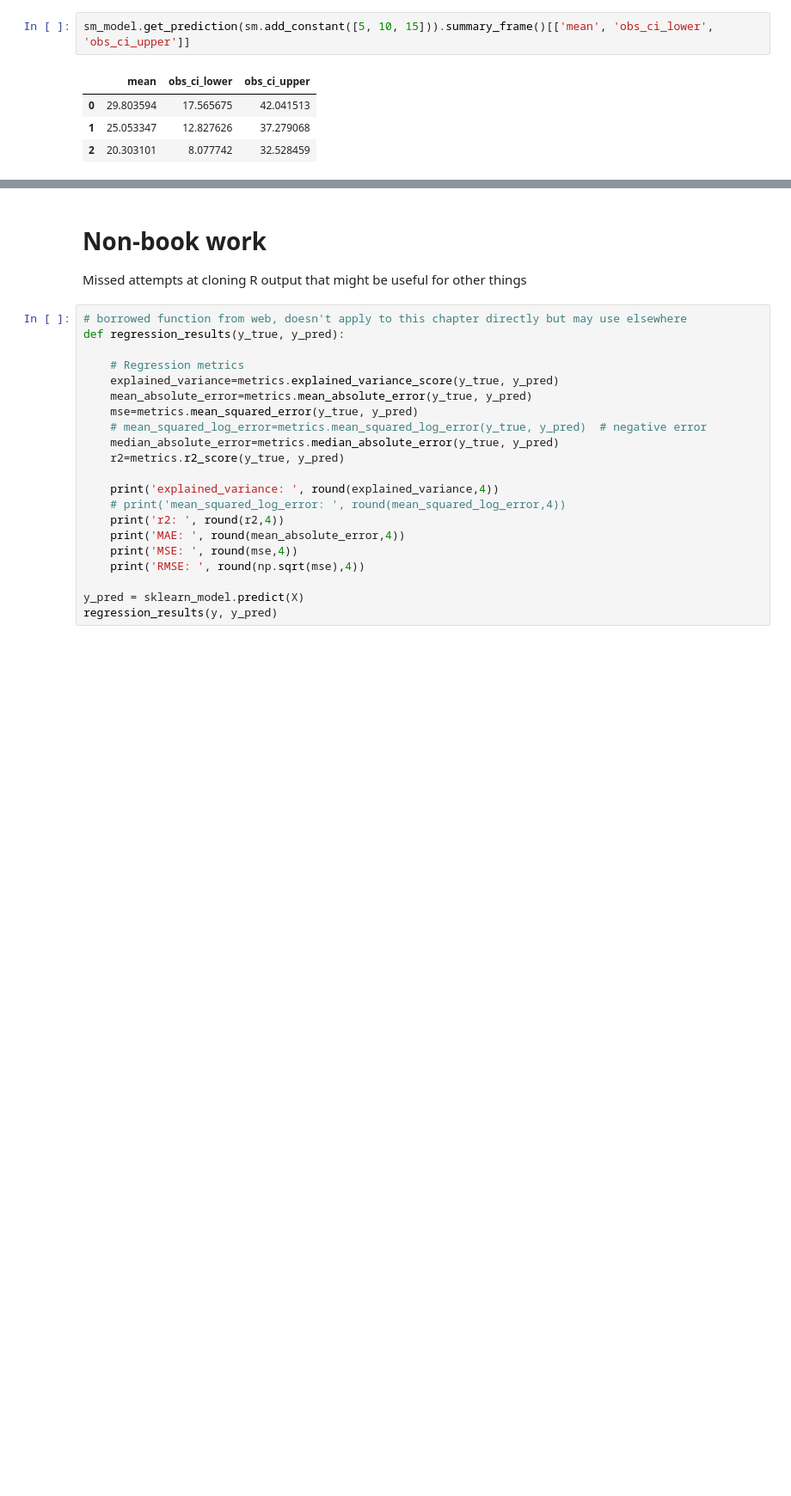
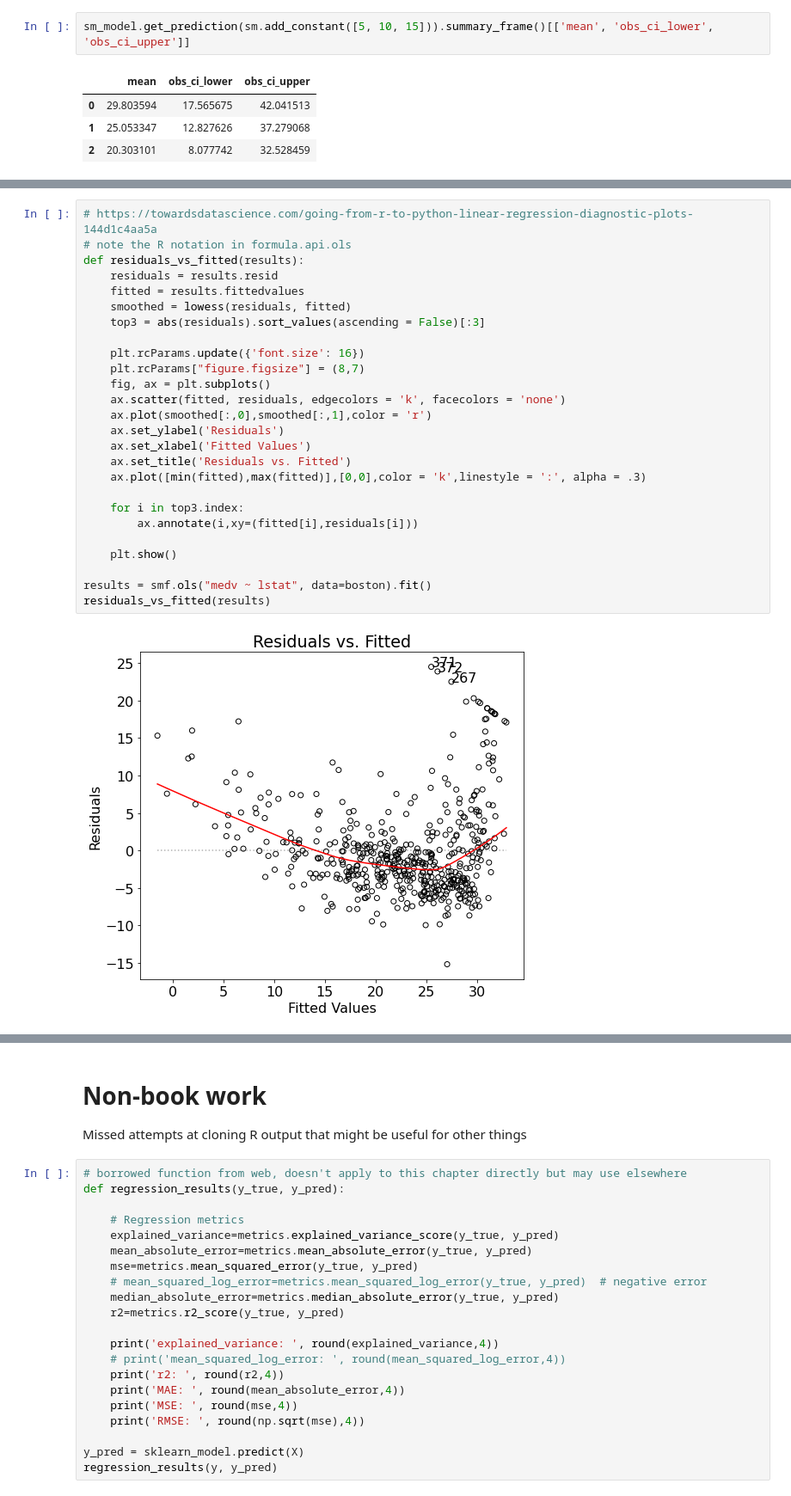
Before and after one commit to bkdevart/islr2, a Jupyter notebook: python/islr2_3.ipynb, the cells around one changed output, grey strips where cells are left out. Shown at 86% size. Cells and saved outputs as stored; diff of their text form; blank space fills up the shorter version.

```diff
--- a/python/islr2_3.ipynb
+++ b/python/islr2_3.ipynb
@@ -156,0 +182,28 @@ sm_model.get_prediction(sm.add_constant([5, 10, 15])).summary_frame()[['mean', '
+# %%
+# https://towardsdatascience.com/going-from-r-to-python-linear-regression-diagnostic-plots-144d1c4aa5a
+# note the R notation in formula.api.ols
+def residuals_vs_fitted(results):
+    residuals = results.resid
+    fitted = results.fittedvalues
+    smoothed = lowess(residuals, fitted)
+    top3 = abs(residuals).sort_values(ascending = False)[:3]
+
+    plt.rcParams.update({'font.size': 16})
+    plt.rcParams["figure.figsize"] = (8,7)
+    fig, ax = plt.subplots()
+    ax.scatter(fitted, residuals, edgecolors = 'k', facecolors = 'none')
+    ax.plot(smoothed[:,0],smoothed[:,1],color = 'r')
+    ax.set_ylabel('Residuals')
+    ax.set_xlabel('Fitted Values')
+    ax.set_title('Residuals vs. Fitted')
+    ax.plot([min(fitted),max(fitted)],[0,0],color = 'k',linestyle = ':', alpha = .3)
+
+    for i in top3.index:
+        ax.annotate(i,xy=(fitted[i],residuals[i]))
+
+    plt.show()
+
+results = smf.ols("medv ~ lstat", data=boston).fit()
+residuals_vs_fitted(results)
+# %% [output]
+[figure, added]
```
Also changed, not shown: parts of 15 cells of this notebook, 2 other files.
